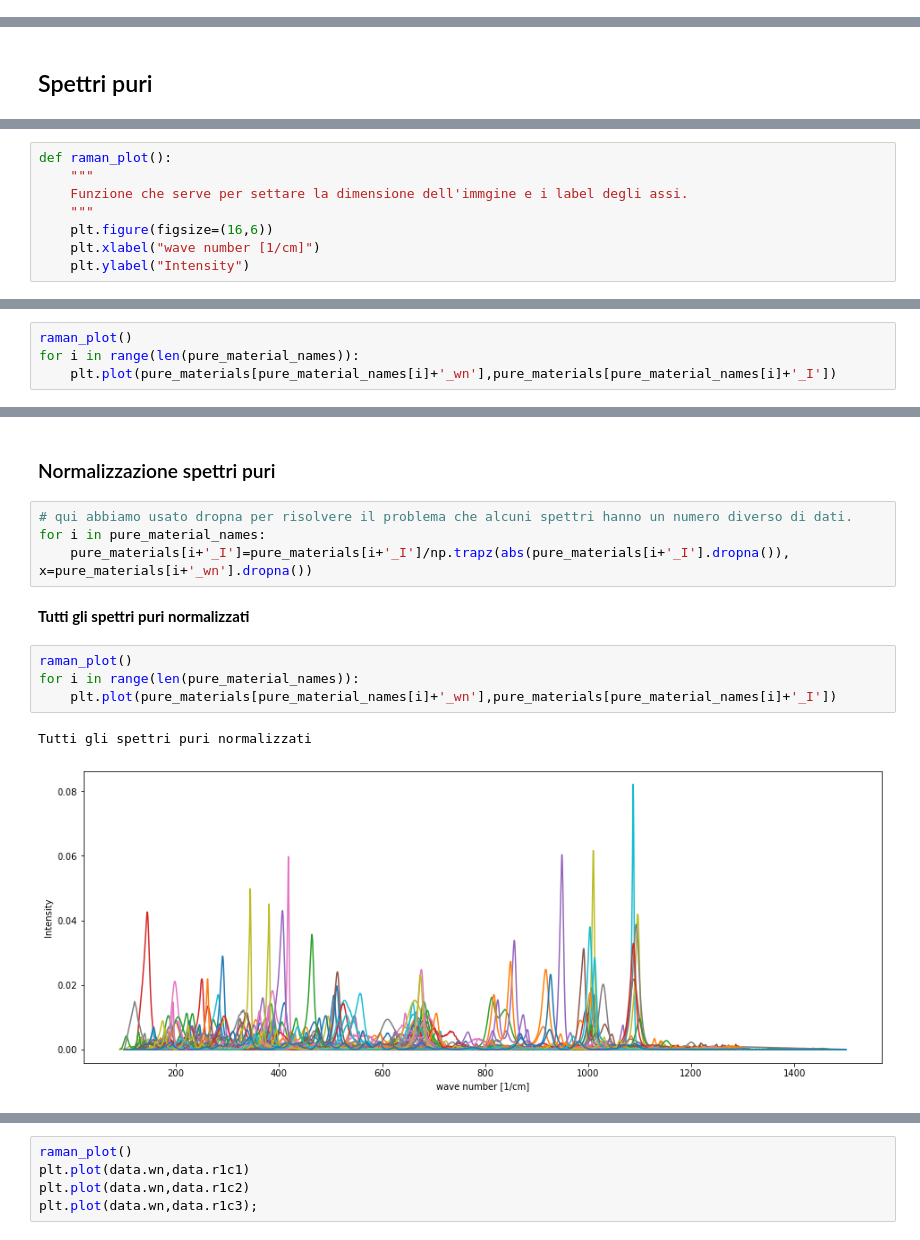
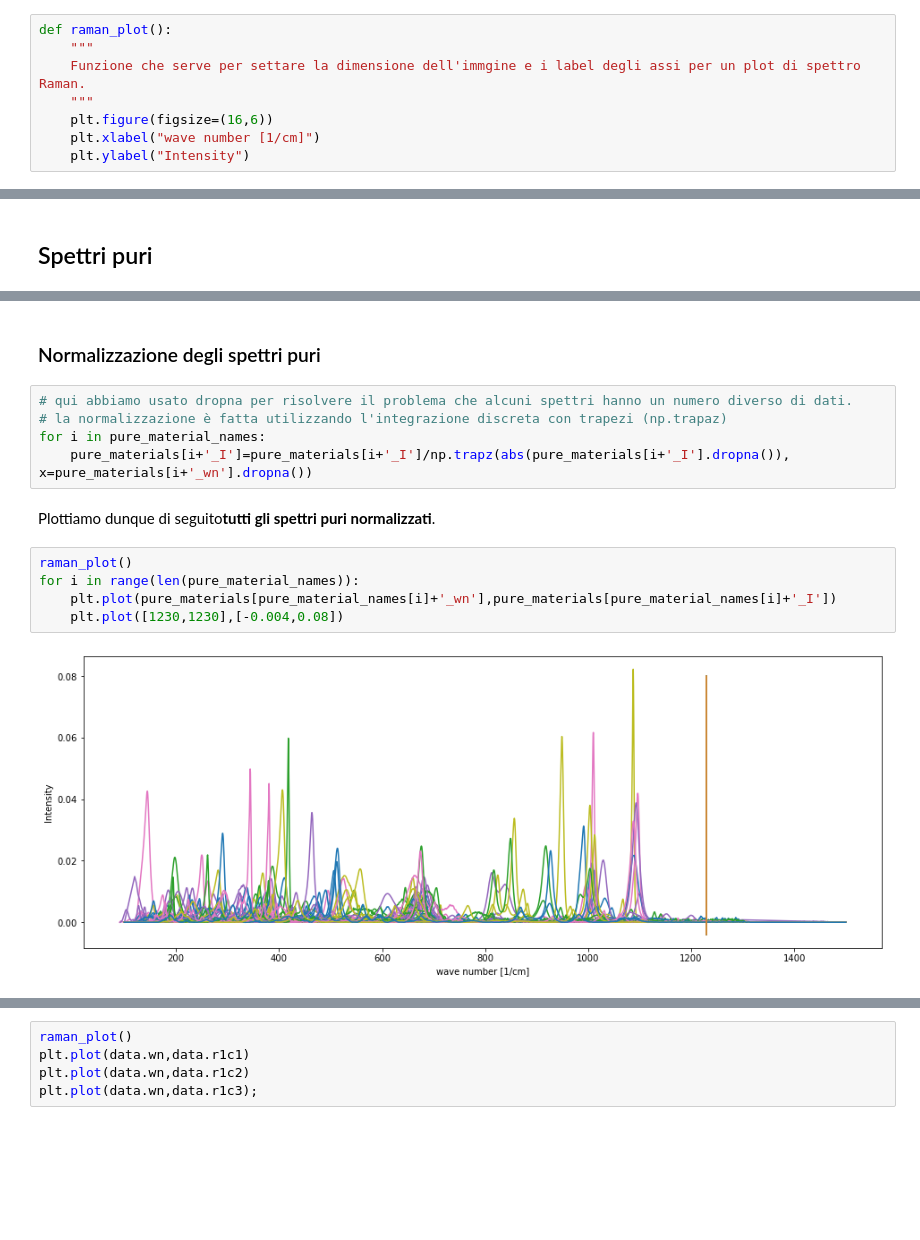
Before and after one commit to FabioBrugnara/repo_raman_4exam, a Jupyter notebook: notebooks/EDA.ipynb, the cells around one changed output, grey strips where cells are left out. Drawn from its saved outputs; the diff is of its cells as text; blank space fills up the shorter version.

Commit message:
Aggiunti numerosi commenti al notebook EDA, sistemati alcuni errori, aggiunto un salvataggio dei dati normalizzati senza offset

```diff
--- a/notebooks/EDA.ipynb
+++ b/notebooks/EDA.ipynb
@@ -4,4 +4,12 @@ import numpy as np
 import matplotlib.pyplot as plt
 %config Completer.use_jedi = False
 %matplotlib inline
+# %%
+def raman_plot():
+    """
+    Funzione che serve per settare la dimensione dell'immgine e i label degli assi per un plot di spettro Raman.
+    """
+    plt.figure(figsize=(16,6))
+    plt.xlabel("wave number [1/cm]")
+    plt.ylabel("Intensity")
 # %% [markdown]
@@ -60,9 +88 @@ Qui sotto sono riportati alcuni spettri, con il background, per far vedere come
-# %%
-def raman_plot():
-    """
-    Funzione che serve per settare la dimensione dell'immgine e i label degli assi.
-    """
-    plt.figure(figsize=(16,6))
-    plt.xlabel("wave number [1/cm]")
-    plt.ylabel("Intensity")
 # %% [markdown]
@@ -78,4 +97,0 @@ Spettro pure Albite
-# %%
-raman_plot()
-for i in range(len(pure_material_names)):
-    plt.plot(pure_materials[pure_material_names[i]+'_wn'],pure_materials[pure_material_names[i]+'_I'])
@@ -91,16 +98,17 @@ Da questi spettri, molto meno rumorosi di quelli del sample, capiamo diverse cos
 # %% [markdown]
-### Normalizzazione spettri puri
+### Normalizzazione degli spettri puri
 # %%
 # qui abbiamo usato dropna per risolvere il problema che alcuni spettri hanno un numero diverso di dati.
+# la normalizzazione è fatta utilizzando l'integrazione discreta con trapezi (np.trapaz)
 for i in pure_material_names:
     pure_materials[i+'_I']=pure_materials[i+'_I']/np.trapz(abs(pure_materials[i+'_I'].dropna()), x=pure_materials[i+'_wn'].dropna())
 # %% [markdown]
-**Tutti gli spettri puri normalizzati**
+Plottiamo dunque di seguito**tutti gli spettri puri normalizzati**.
 # %%
 raman_plot()
 for i in range(len(pure_material_names)):
     plt.plot(pure_materials[pure_material_names[i]+'_wn'],pure_materials[pure_material_names[i]+'_I'])
+    plt.plot([1230,1230],[-0.004,0.08])
 # %% [output]
-Tutti gli spettri puri normalizzati
-[figure, old version]
+[figure, new version]
 # %% [markdown]
```
Also changed, not shown: parts of 45 cells of this notebook, 3 other files.
